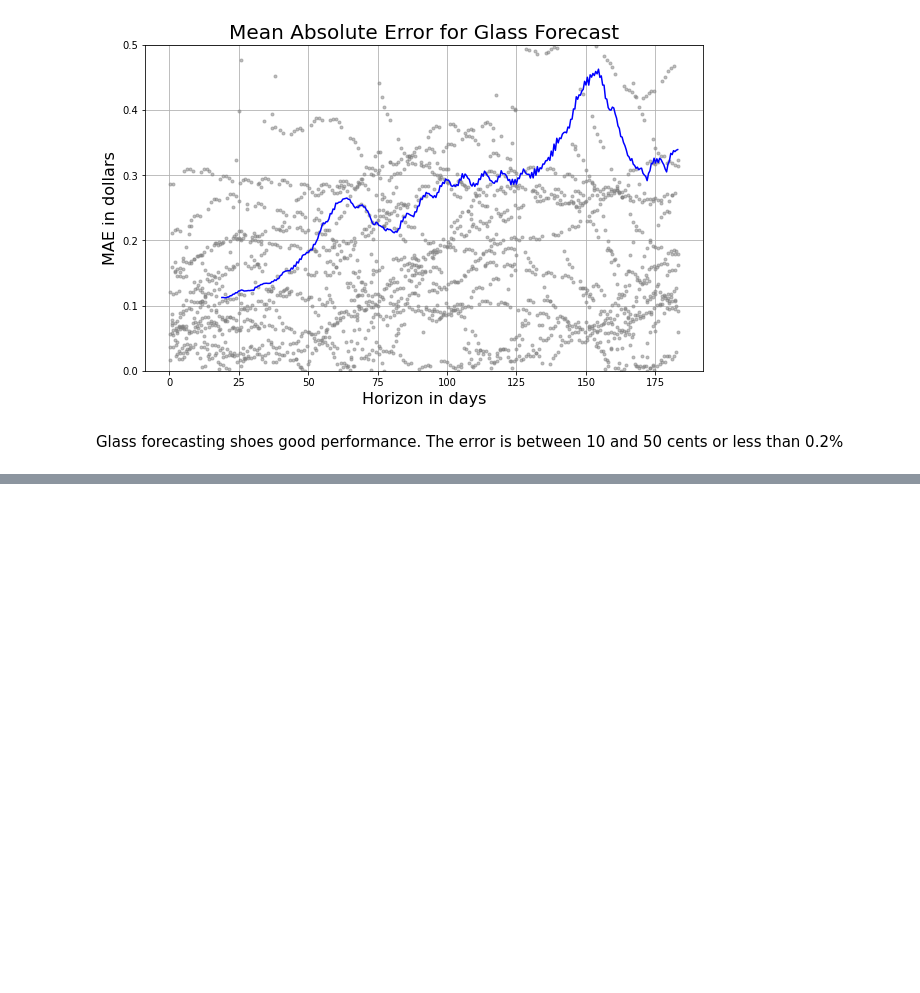
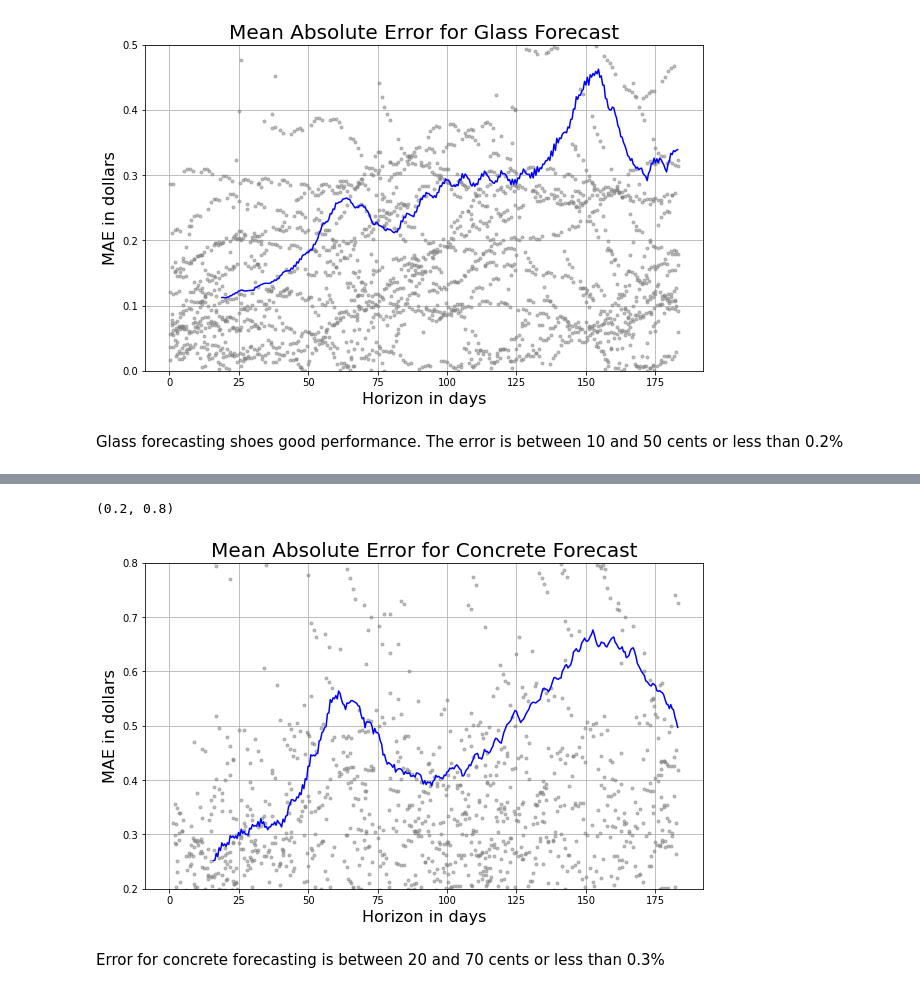
Before and after one commit to BlitzenPrancer/Core-Construction-Material-Cost-Forecasting-Project, a Jupyter notebook: Core_Construction_Material_Cost_Forecasting_Project.ipynb, the cells around one changed output, grey strips where cells are left out. Cells and saved outputs as stored; diff of their text form; code cells hidden in the pictures; blank space fills up the shorter version.

```diff
--- a/Core_Construction_Material_Cost_Forecasting_Project.ipynb
+++ b/Core_Construction_Material_Cost_Forecasting_Project.ipynb
@@ -440,0 +521,4 @@ Glass forecasting shoes good performance. The error is between 10 and 50 cents o
+# %%
+concrete_cv = cross_validation(concrete_model, horizon='183 days')
+concrete_metrics = performance_metrics(concrete_cv)
+concrete_metrics.head(5)
@@ -440,0 +533,11 @@ Glass forecasting shoes good performance. The error is between 10 and 50 cents o
+# %%
+plot_cross_validation_metric(concrete_cv, metric='mae')
+plt.xlabel('Horizon in days', fontsize=16)
+plt.ylabel('MAE in dollars', fontsize=16)
+plt.title('Mean Absolute Error for Concrete Forecast', fontsize=20)
+plt.ylim(0.2,0.8)
+# %% [output]
+(0.2, 0.8)
+[figure, added]
+# %% [markdown]
+Error for concrete forecasting is between 20 and 70 cents or less than 0.3%
```
Also changed, not shown: parts of 19 cells of this notebook.
